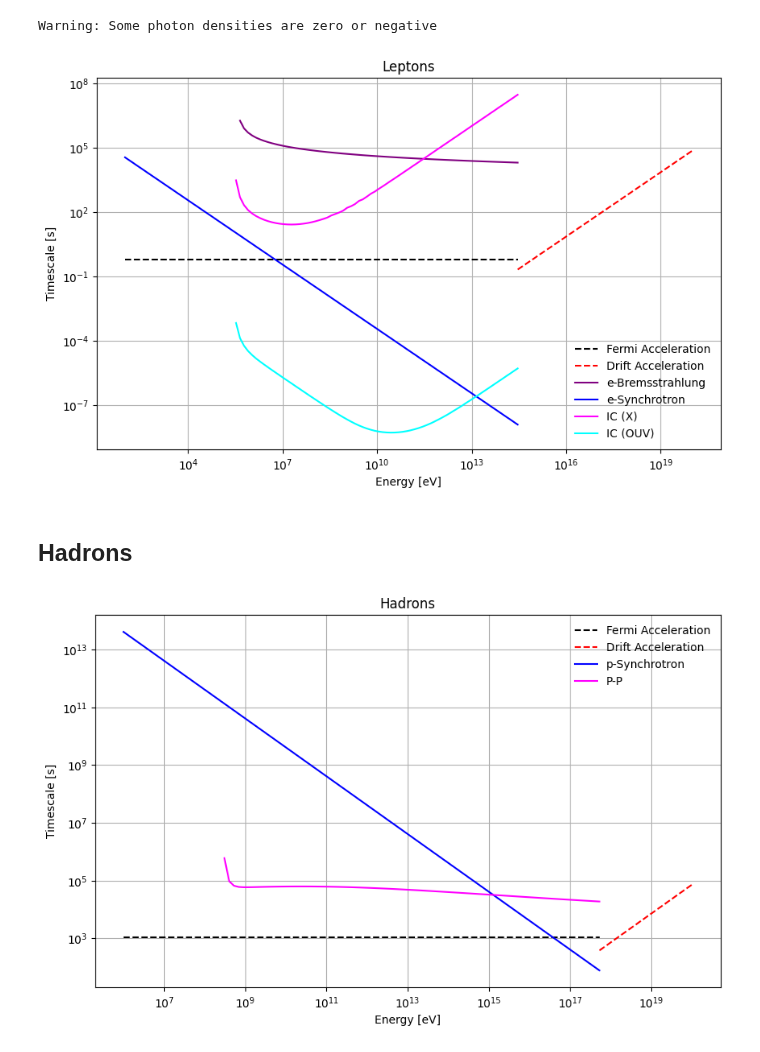
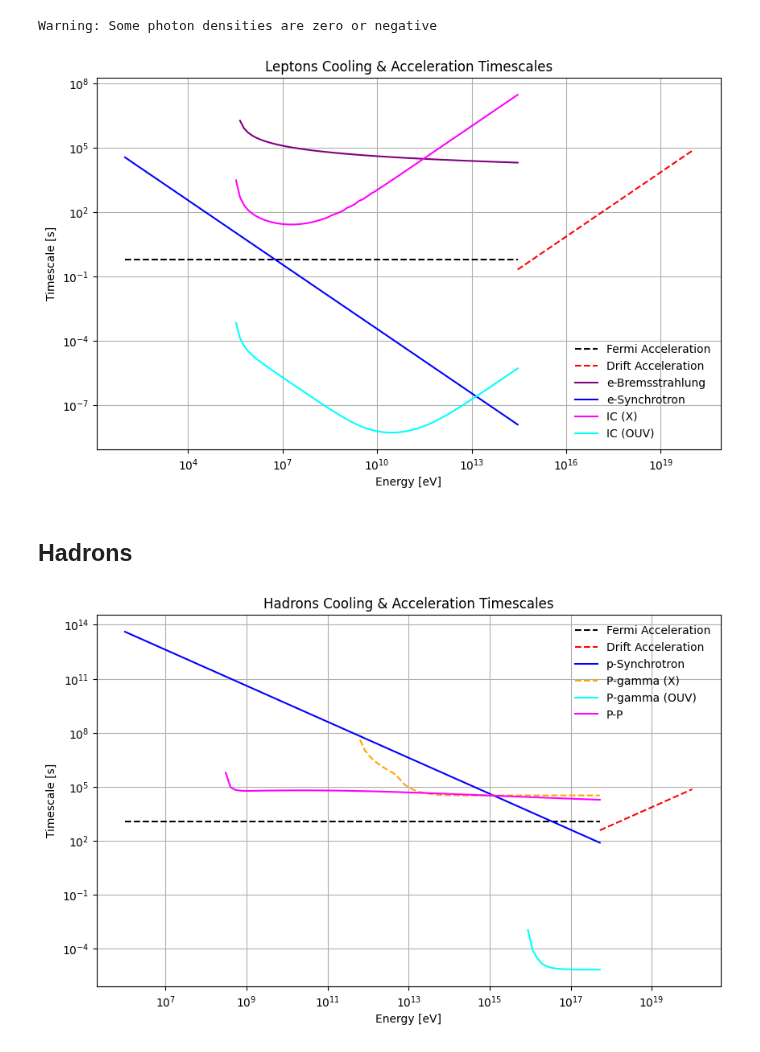
Before and after one commit to luanapassosreis/AGN_Studies, a Jupyter notebook: radiative_models/timescales.ipynb, the cells around one changed output. Saved outputs shown, nothing was run; the diff lists cells and outputs as text; code cells hidden in the pictures.

```diff
--- a/radiative_models/timescales.ipynb
+++ b/radiative_models/timescales.ipynb
@@ -93,7 +93,7 @@ plt.loglog(Ee/eV,t_loss_IC_OUV,label='IC (OUV)',color='cyan')
 
 plt.xlabel('Energy [eV]')
 plt.ylabel('Timescale [s]')
-plt.title('Leptons')
+plt.title('Leptons Cooling & Acceleration Timescales')
 
 plt.legend(frameon=False,loc='lower right')
 plt.savefig('plots/leptons_eV.png',dpi=300)
@@ -101,20 +101,28 @@ plt.savefig('plots/leptons_eV.png',dpi=300)
 plt.grid()
 plt.show()
 # %% [output]
-[figure, old version]
+[figure, new version]
 # %% [markdown]
 ## Hadrons
 # %%
 rate_pp = rate_p_p(n_c, Ep)
+rate_pgamma_X = rate_p_gamma(Ep, eps_x, nph_x)
+rate_pgamma_OUV = rate_p_gamma(Ep, eps_OUV, nph_OUV)
 # %%
 ## replace zeros with NaN
 
 rate_pp = np.where(rate_pp > 0, rate_pp, np.nan)
+rate_pgamma_X = np.where(rate_pgamma_X > 0, rate_pgamma_X, np.nan)
+rate_pgamma_OUV = np.where(rate_pgamma_OUV > 0, rate_pgamma_OUV, np.nan)
 # %%
 t_loss_psynch = 1 / rate_synch(Ep, B_c, mp)
 t_loss_pp = 1 / rate_pp
+t_loss_pgamma_X = 1 / rate_pgamma_X
+t_loss_pgamma_OUV = 1 / rate_pgamma_OUV
 # %%
 t_loss_pp = np.nan_to_num(t_loss_pp, nan=np.inf)
+t_loss_pgamma_X = np.nan_to_num(t_loss_pgamma_X, nan=np.inf)
+t_loss_pgamma_OUV = np.nan_to_num(t_loss_pgamma_OUV, nan=np.inf)
 # %%
 ## hadrons
 
@@ -126,36 +134,38 @@ plt.loglog(Ep_drift/eV,t_acc_drift(Ep_drift, B_c, va),'--', label='Drift Acceler
 
 ## losses
 plt.loglog(Ep/eV,t_loss_psynch,label='p-Synchrotron',color='blue')
+plt.loglog(Ep/eV,t_loss_pgamma_X,'--',label='P-gamma (X)',color='orange')
+plt.loglog(Ep/eV,t_loss_pgamma_OUV,label='P-gamma (OUV)',color='cyan')
 
 # Apply the condition for plotting only after 10^8 eV
 Ep_filtered = Ep[Ep/eV > 10**(8.37)]
 t_loss_pp_filtered = t_loss_pp[Ep/eV > 10**(8.37)]
 plt.loglog(Ep_filtered/eV, t_loss_pp_filtered, label='P-P', color='magenta')
 # plt.loglog(Ep/eV,t_loss_pp,label='P-P',color='magenta')
 
 # plt.loglog(Ep/eV,rate_p_gamma(Ep, eps_x, nph_x),'--',label='P-gamma (X)',color='magenta')
 # plt.loglog(Ep/eV,rate_p_gamma(Ep, eps_OUV, nph_OUV),label='P-gamma (OUV)',color='cyan')
 # # plt.loglog(Ep/eV,rate_pg_cool(Ep, eps_x, nph_x),label='P-gamma (X)', color='red')
 # # plt.loglog(Ep/eV,rate_pg_cool(Ep, eps_OUV, nph_OUV),label='P-gamma (OUV)',color='blue')
 
 # plt.loglog(Ep/eV,rate_bth_cool(Ep, eps_x, nph_x),label='B-H (X)', color='magenta')
 # plt.loglog(Ep/eV,rate_bth_cool(Ep, eps_OUV, nph_OUV),'--',label='B-H (OUV)', color='cyan')
 
 # plt.loglog(Ep/eV,cooling_rate_bth_isotropic,label='B-H (X)',color='orange')
 # plt.loglog(Ep/eV,cooling_rate_bth_ou,label='B-H (OUV)',color='purple')
 
 # plt.xlim((1e7,1e20))
 # plt.ylim((1e-14,1e11))
 
 plt.xlabel('Energy [eV]')
 plt.ylabel('Timescale [s]')
-plt.title('Hadrons')
+plt.title('Hadrons Cooling & Acceleration Timescales')
 
 plt.legend(frameon=False,loc='upper right')
 # plt.xticks([1e9,1e10,1e11,1e12,1e13,1e14,1e15],labels=['9','10','11','12','13','14','15'])
 plt.savefig('plots/hadrons_eV.png',dpi=300)
 
 plt.grid()
 plt.show()
 # %% [output]
-[figure, old version]
+[figure, new version]
```
Also changed, not shown: 4 other files.
